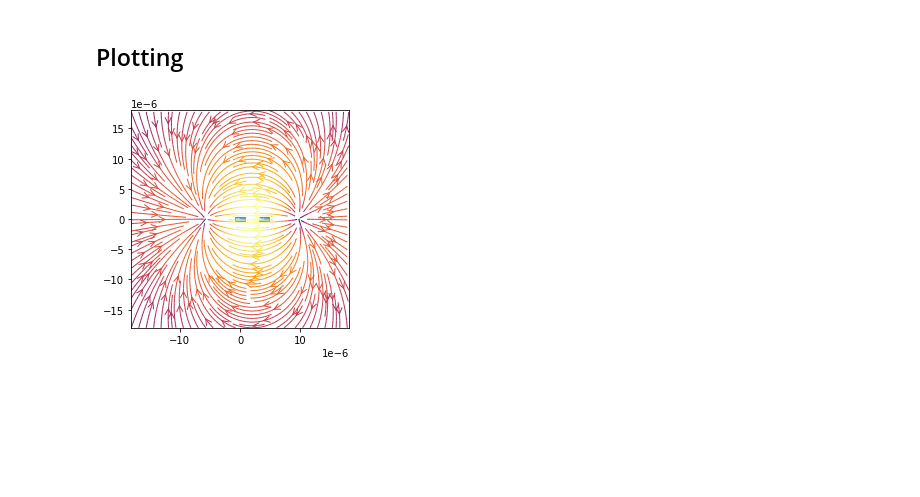
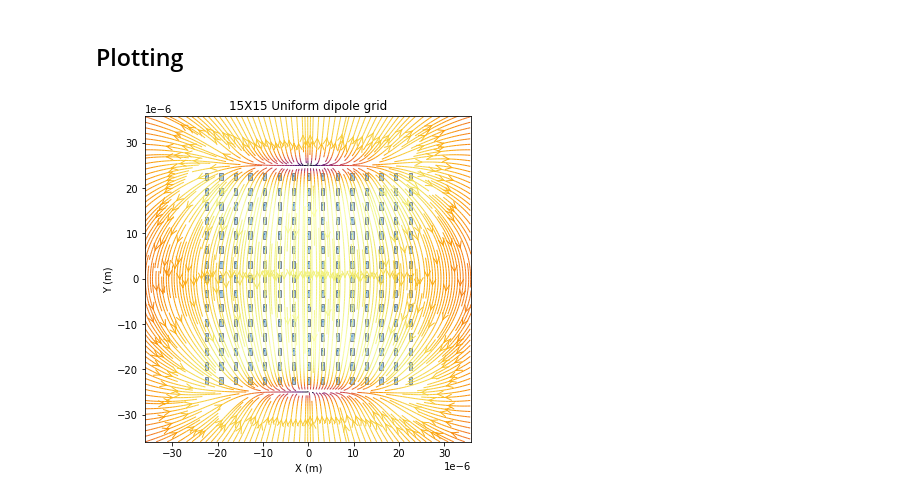
Before and after one commit to AJO-Python/Muon_magnets, a Jupyter notebook: notebooks/Dipole_grid_testing.ipynb, the cells around one changed output. Cells and saved outputs as stored; diff of their text form; code cells hidden in the pictures; blank space fills up the shorter version.

```diff
--- a/notebooks/Dipole_grid_testing.ipynb
+++ b/notebooks/Dipole_grid_testing.ipynb
@@ -41,7 +42,7 @@ def setup_field(width, height, nx, ny):
                        "y_vals": np.linspace(*field_region[1], ny)}
     return field_locations
 # %%
-field_locations = setup_field(30e-6, 30e-6, 100, 100)
+field_locations = setup_field(60e-6, 60e-6, 200, 200)
 
 x_locs = field_locations["x_vals"]
 y_locs = field_locations["y_vals"]
@@ -58,0 +54,2 @@ islands = [island_1, island_2]
+# %%
+island_grid = Grid()
@@ -60,8 +64,9 @@ islands = [island_1, island_2]
 ## Calculate resultant field over the whole grid
 # %%
 for i, x in enumerate(x_locs):
+    print(f"{i}/{len(x_locs)} started...")
     for j, y in enumerate(y_locs):
-        for isle in islands:
+        for isle in island_grid.islands:
             ex, ey, _ = isle.get_mag_field([x, y, 10e-6])
             Ex[j][i] += ex
             Ey[j][i] += ey
@@ -70,22 +93,27 @@ for i, x in enumerate(x_locs):
 # %%
 color = 2 * np.log(np.hypot(Ex, Ey))
 
-fig, ax = plt.subplots()
+fig, ax = plt.subplots(figsize=(8, 6))
 ax.streamplot(x_locs, y_locs, Ex, Ey,
               color=color,
               linewidth=1,
               cmap=plt.cm.inferno,
-              density=2,
+              density=4,
               arrowstyle='->',
               arrowsize=1.5)
 ax.set_aspect("equal")
-for isle in islands:
+for isle in island_grid.islands:
   ax.add_artist(isle.get_outline())
   ax.add_artist(isle.get_moment_arrow())
+
+
+ax.set_xlabel("X (m)")
+ax.set_ylabel("Y (m)")
+ax.set_title("15X15 Uniform dipole grid")
 
 ax.set_xlim(min(x_locs), max(x_locs))
 ax.set_ylim(min(y_locs), max(y_locs))
 ax.ticklabel_format(axis="both", style="sci", scilimits=(-6, -6))
 plt.show()
 # %% [output]
-[figure, old version]
+[figure, new version]
```
Also changed, not shown: parts of 4 cells of this notebook, 1 other file.
